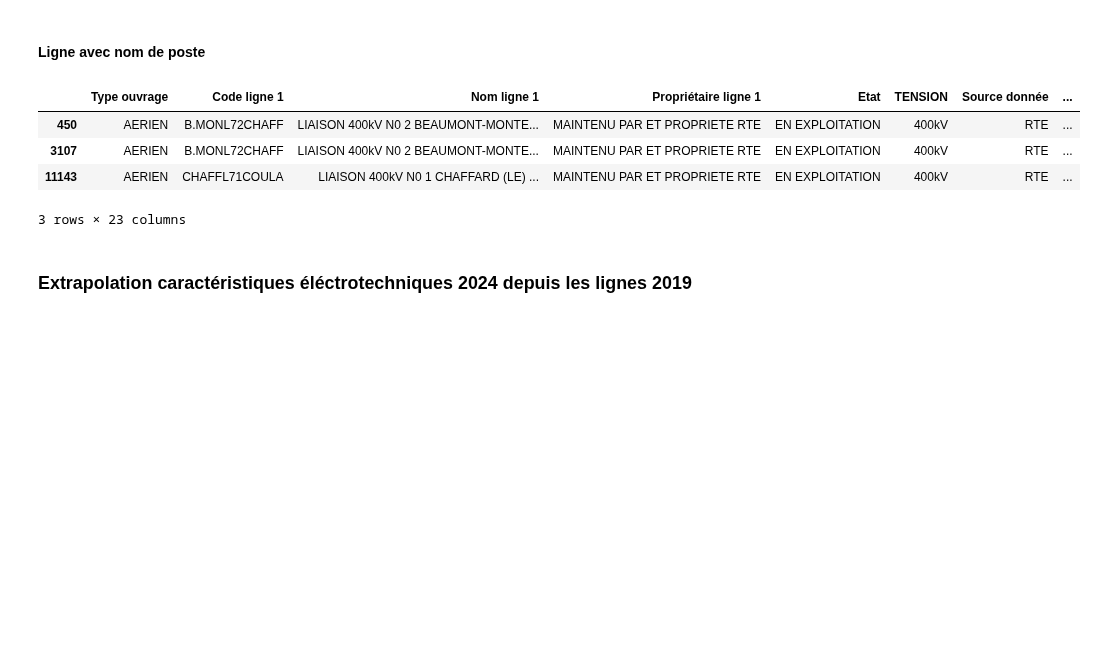
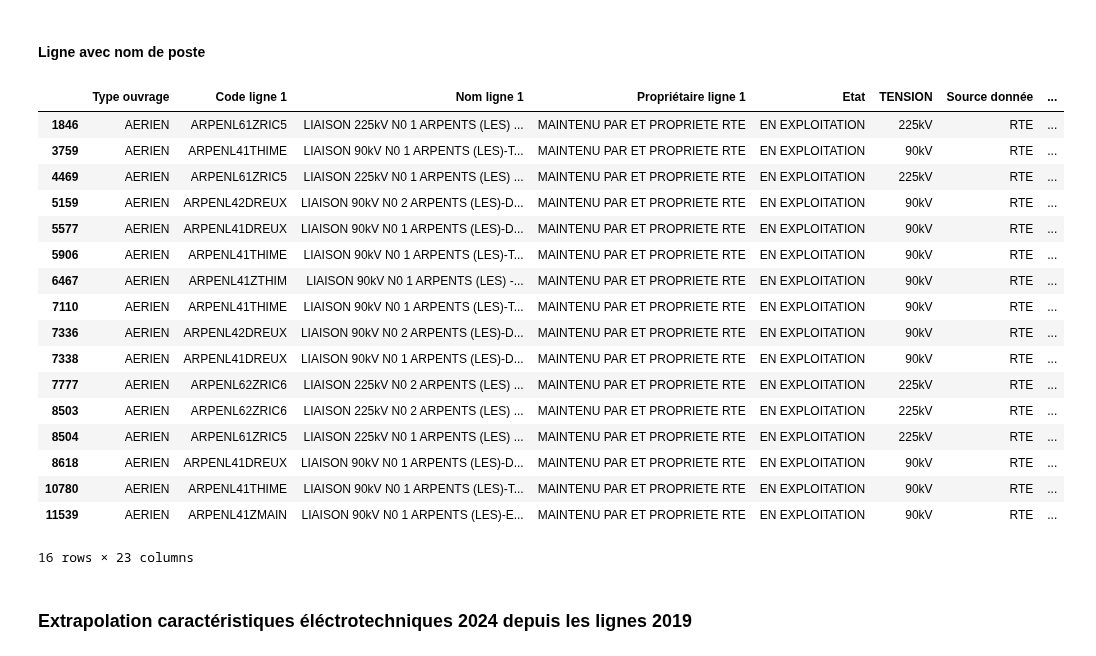
Before and after one commit to MattEclipse/congestion, a Jupyter notebook: notebooks/donnee_reseau.ipynb, the cells around one changed output. Saved outputs shown, nothing was run; the diff lists cells and outputs as text; code cells hidden in the pictures; blank space fills up the shorter version.

```diff
--- a/notebooks/donnee_reseau.ipynb
+++ b/notebooks/donnee_reseau.ipynb
@@ -210,14 +214,27 @@ KeyboardInterrupt:
 # %% [markdown]
 #### Ligne avec nom de poste
 # %%
-df_poste_spe = get_row_with_str(df_ligne_RT_2023, 'B.MONL72CHAFF')
+df_poste_spe = get_row_with_str(df_ligne_RT_2023, 'ARPENL')
 df_poste_spe.head(20)
 # %% [output]
 |  | Type ouvrage | Code ligne 1 | Nom ligne 1 | Propriétaire ligne 1 | Etat | TENSION | Source donnée | ... |
-| 450 | AERIEN | B.MONL72CHAFF | LIAISON 400kV N0 2 BEAUMONT-MONTE... | MAINTENU PAR ET PROPRIETE RTE | EN EXPLOITATION | 400kV | RTE | ... |
-| 3107 | AERIEN | B.MONL72CHAFF | LIAISON 400kV N0 2 BEAUMONT-MONTE... | MAINTENU PAR ET PROPRIETE RTE | EN EXPLOITATION | 400kV | RTE | ... |
-| 11143 | AERIEN | CHAFFL71COULA | LIAISON 400kV N0 1 CHAFFARD (LE) ... | MAINTENU PAR ET PROPRIETE RTE | EN EXPLOITATION | 400kV | RTE | ... |
+| 1846 | AERIEN | ARPENL61ZRIC5 | LIAISON 225kV N0 1 ARPENTS (LES) ... | MAINTENU PAR ET PROPRIETE RTE | EN EXPLOITATION | 225kV | RTE | ... |
+| 3759 | AERIEN | ARPENL41THIME | LIAISON 90kV N0 1 ARPENTS (LES)-T... | MAINTENU PAR ET PROPRIETE RTE | EN EXPLOITATION | 90kV | RTE | ... |
+| 4469 | AERIEN | ARPENL61ZRIC5 | LIAISON 225kV N0 1 ARPENTS (LES) ... | MAINTENU PAR ET PROPRIETE RTE | EN EXPLOITATION | 225kV | RTE | ... |
+| 5159 | AERIEN | ARPENL42DREUX | LIAISON 90kV N0 2 ARPENTS (LES)-D... | MAINTENU PAR ET PROPRIETE RTE | EN EXPLOITATION | 90kV | RTE | ... |
+| 5577 | AERIEN | ARPENL41DREUX | LIAISON 90kV N0 1 ARPENTS (LES)-D... | MAINTENU PAR ET PROPRIETE RTE | EN EXPLOITATION | 90kV | RTE | ... |
+| 5906 | AERIEN | ARPENL41THIME | LIAISON 90kV N0 1 ARPENTS (LES)-T... | MAINTENU PAR ET PROPRIETE RTE | EN EXPLOITATION | 90kV | RTE | ... |
+| 6467 | AERIEN | ARPENL41ZTHIM | LIAISON 90kV N0 1 ARPENTS (LES) -... | MAINTENU PAR ET PROPRIETE RTE | EN EXPLOITATION | 90kV | RTE | ... |
+| 7110 | AERIEN | ARPENL41THIME | LIAISON 90kV N0 1 ARPENTS (LES)-T... | MAINTENU PAR ET PROPRIETE RTE | EN EXPLOITATION | 90kV | RTE | ... |
+| 7336 | AERIEN | ARPENL42DREUX | LIAISON 90kV N0 2 ARPENTS (LES)-D... | MAINTENU PAR ET PROPRIETE RTE | EN EXPLOITATION | 90kV | RTE | ... |
+| 7338 | AERIEN | ARPENL41DREUX | LIAISON 90kV N0 1 ARPENTS (LES)-D... | MAINTENU PAR ET PROPRIETE RTE | EN EXPLOITATION | 90kV | RTE | ... |
+| 7777 | AERIEN | ARPENL62ZRIC6 | LIAISON 225kV N0 2 ARPENTS (LES) ... | MAINTENU PAR ET PROPRIETE RTE | EN EXPLOITATION | 225kV | RTE | ... |
+| 8503 | AERIEN | ARPENL62ZRIC6 | LIAISON 225kV N0 2 ARPENTS (LES) ... | MAINTENU PAR ET PROPRIETE RTE | EN EXPLOITATION | 225kV | RTE | ... |
+| 8504 | AERIEN | ARPENL61ZRIC5 | LIAISON 225kV N0 1 ARPENTS (LES) ... | MAINTENU PAR ET PROPRIETE RTE | EN EXPLOITATION | 225kV | RTE | ... |
+| 8618 | AERIEN | ARPENL41DREUX | LIAISON 90kV N0 1 ARPENTS (LES)-D... | MAINTENU PAR ET PROPRIETE RTE | EN EXPLOITATION | 90kV | RTE | ... |
+| 10780 | AERIEN | ARPENL41THIME | LIAISON 90kV N0 1 ARPENTS (LES)-T... | MAINTENU PAR ET PROPRIETE RTE | EN EXPLOITATION | 90kV | RTE | ... |
+| 11539 | AERIEN | ARPENL41ZMAIN | LIAISON 90kV N0 1 ARPENTS (LES)-E... | MAINTENU PAR ET PROPRIETE RTE | EN EXPLOITATION | 90kV | RTE | ... |
-3 rows × 23 columns
+16 rows × 23 columns
 # %% [markdown]
 ### Extrapolation caractéristiques éléctrotechniques 2024 depuis les lignes 2019
 # %% [markdown]
```
Also changed, not shown: parts of 3 cells of this notebook, 1 other file.
